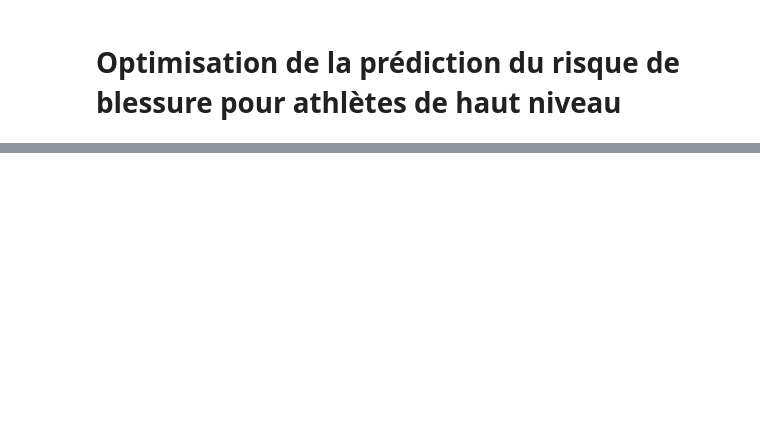
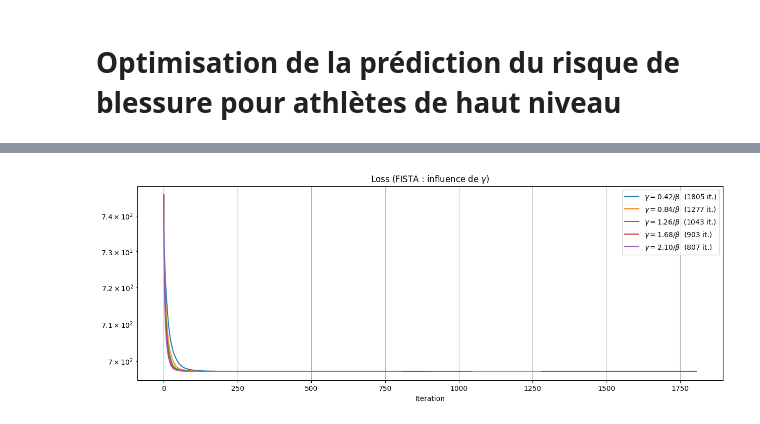
Before and after one commit to GaranceLevy/Projet-Optim, a Jupyter notebook: Projet_Optimisation_Alyssa_+_Garance.ipynb, the cells around one changed output, grey strips where cells are left out. Drawn from its saved outputs; the diff is of its cells as text; code cells hidden in the pictures; blank space fills up the shorter version.

```diff
--- a/Projet_Optimisation_Alyssa_+_Garance.ipynb
+++ b/Projet_Optimisation_Alyssa_+_Garance.ipynb
@@ -530,0 +781,2 @@ Est-ce que pour l'approche Adam on doit garder le terme de régularization ?
+# %%
+a = 4
@@ -530,0 +789,30 @@ Est-ce que pour l'approche Adam on doit garder le terme de régularization ?
+# %%
+stop = 2.1 # pour lambda = 3
+# stop = 2 # pour lambda = 1
+
+array = np.linspace(start = 0, stop = stop, num = 6) # On va tester des multiples de 1/beta
+array = array[1:] # Enlever le 0 du début pour avoir que des coefficients non-nuls
+
+all_thetas = {}     #  vide pour stocker les différents theta
+all_losses = {}     #  vide pour stocker les différentes loss
+n_iters = {}        #  vide pour stocker les nombres d'itérations
+
+for frac_test in array:
+  theta_n = algoFISTA(theta0, w_m1=w_m1, w_1=w_1, x=x_training_int, y=y_training, max_iter=max_iter, gamma=frac_test/beta, lambd=lambd, a = a)
+  loss = np.array([
+        h(theta, x_training_int, y_training, w_m1, w_1) + f(theta, lambd)
+        for theta in theta_n
+    ])
+
+  n_iters[frac_test] = loss.size - 1
+  all_thetas[frac_test] = theta_n
+  all_losses[frac_test] = loss
+
+disp_losses(
+    {rf"$\gamma = {frac_test:.2f}/\beta$  ({n_iters[frac_test]} it.)": loss
+        for frac_test, loss in all_losses.items()
+    },
+    subtitle=rf"FISTA : influence de $\gamma$"
+)
+# %% [output]
+[figure, added]
```
Also changed, not shown: parts of 196 cells of this notebook.
